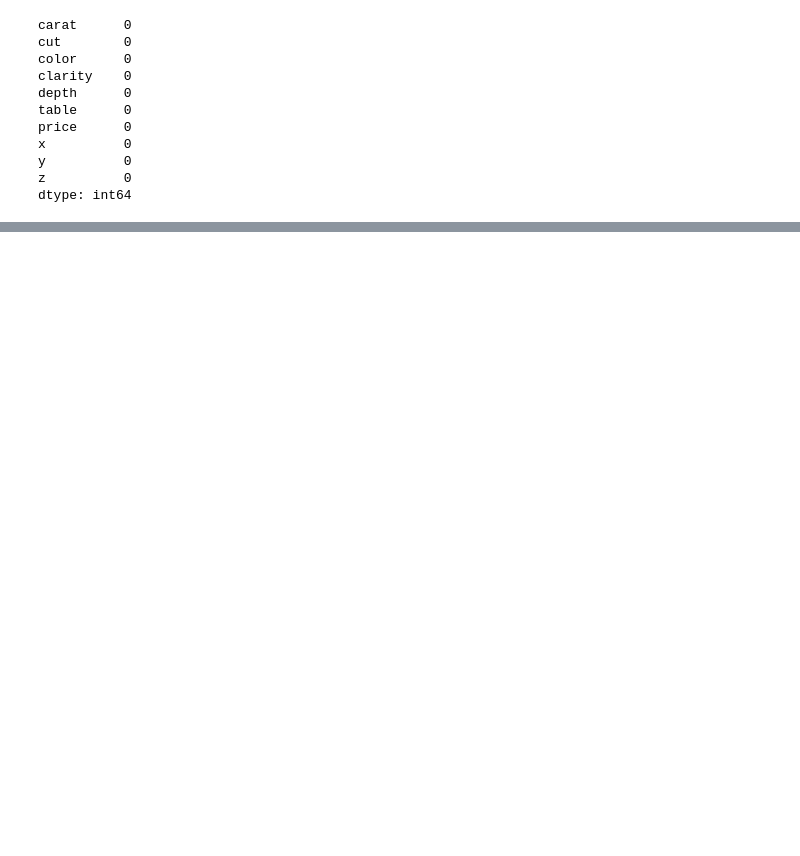
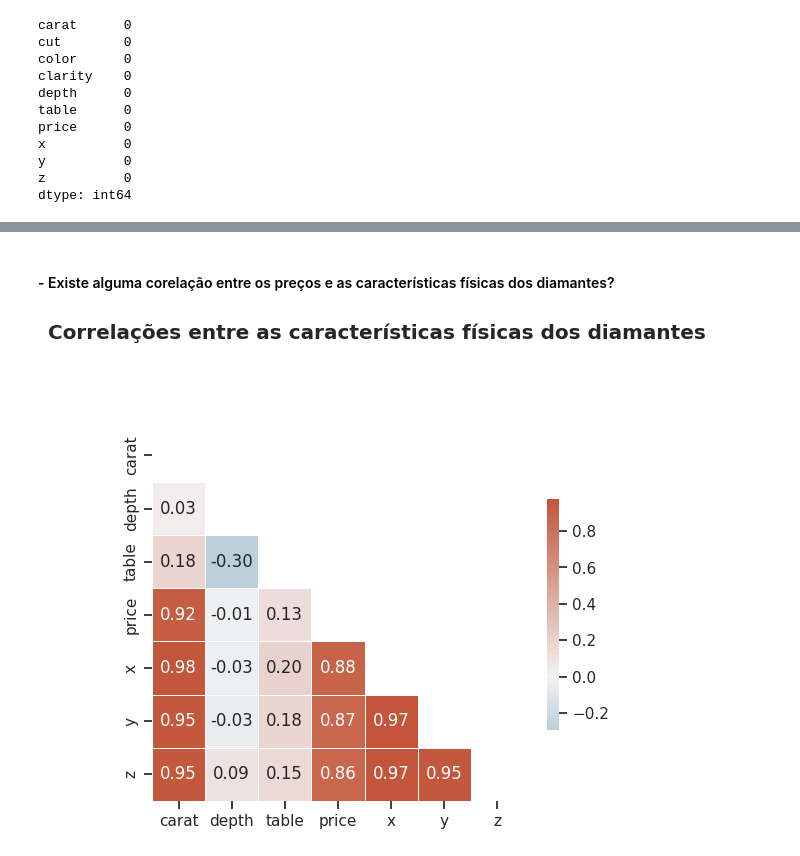
Before and after one commit to luanaoliveira/avanti-bootcamp-cdd, a Jupyter notebook: notebooks/01-exploratory_data_analysis.ipynb, the cells around one changed output, grey strips where cells are left out. Cells and saved outputs as stored; diff of their text form; code cells hidden in the pictures; blank space fills up the shorter version.

```diff
--- a/notebooks/01-exploratory_data_analysis.ipynb
+++ b/notebooks/01-exploratory_data_analysis.ipynb
@@ -212,0 +315,27 @@ Existem cinco possíveis qualidade de corte, sete possíveis cores de diamante e
+# %% [markdown]
+#### - Existe alguma corelação entre os preços e as características físicas dos diamantes?
+# %%
+corr = df.corr(numeric_only = True)
+
+mask = np.triu(np.ones_like(corr, dtype=bool))
+
+cmap = sns.diverging_palette(230, 20, as_cmap=True)
+
+plt.figure(figsize=(6,6))
+ax = sns.heatmap(
+    corr,
+    mask=mask,
+    cmap=cmap,
+    center=0,
+    square=True,
+    linewidths=.5,
+    cbar_kws={"shrink": .5},
+    annot=True,
+    fmt=".2f"
+)
+ax.grid(False)
+
+plt.suptitle(f"Correlações entre as características físicas dos diamantes", fontweight='bold')
+plt.show()
+# %% [output]
+[figure, added]
```
Also changed, not shown: parts of 32 cells of this notebook, 2 other files.
